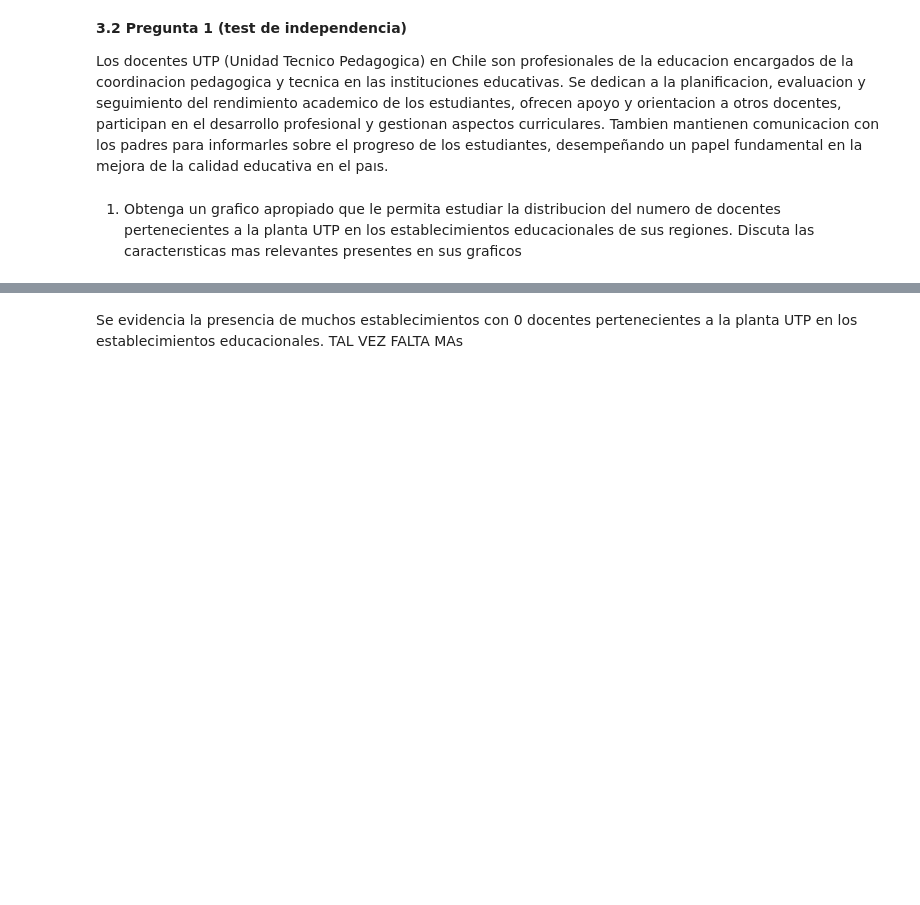
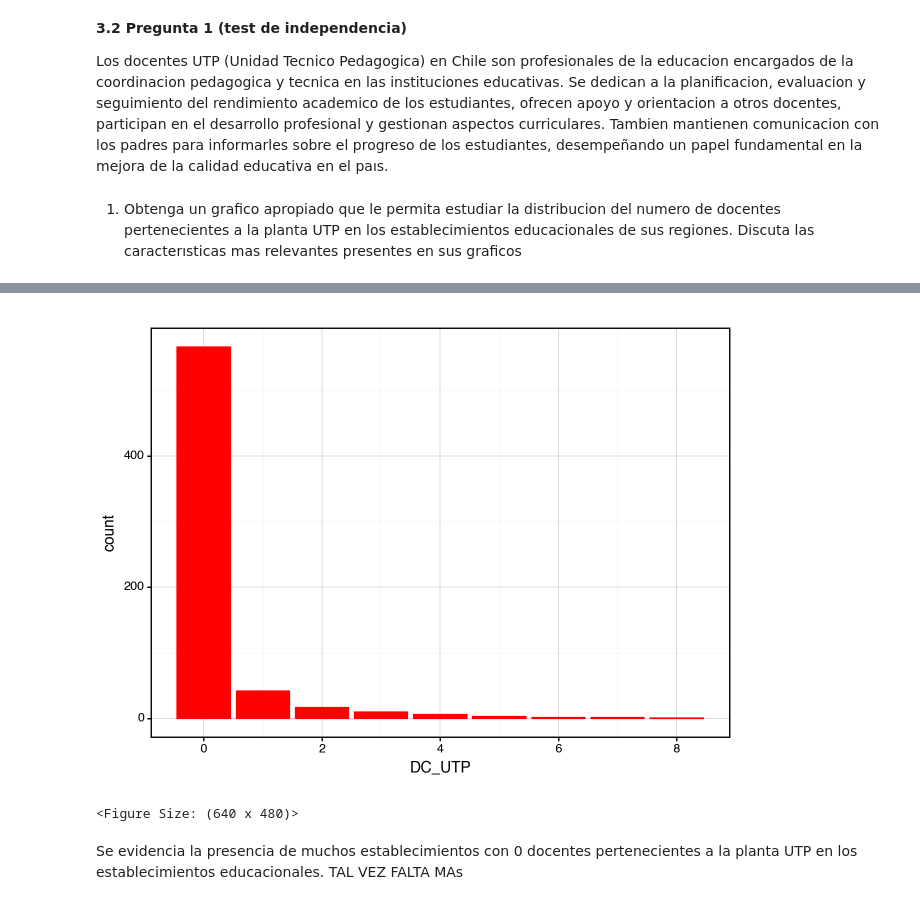
Before and after one commit to Dxeg0o/proyecto_cdd_2, a Jupyter notebook: proyecto.ipynb, the cells around one changed output, grey strips where cells are left out. Drawn from its saved outputs; the diff is of its cells as text; code cells hidden in the pictures; blank space fills up the shorter version.

```diff
--- a/proyecto.ipynb
+++ b/proyecto.ipynb
@@ -96,0 +114,3 @@ df_regiones
+# %%
+df_nuble= df[(df['NOM_REG_RBD_A'] == 'NUBLE')]
+df_nuble
@@ -258,4 +291,13 @@ presentes en sus graficos
 <Figure Size: (640 x 480)>
+# %%
+(ggplot(df_nuble)+
+ aes(x="DC_UTP")+
+ geom_bar(color="red",fill="red")+
+ theme_linedraw()
+)
+# %% [output]
+[figure, added]
+<Figure Size: (640 x 480)>
 # %% [markdown]
 Se evidencia la presencia de muchos establecimientos con 0 docentes pertenecientes a la planta UTP en los establecimientos educacionales. TAL VEZ FALTA MAs
 # %% [markdown]
```
Also changed, not shown: parts of 3 cells of this notebook.
